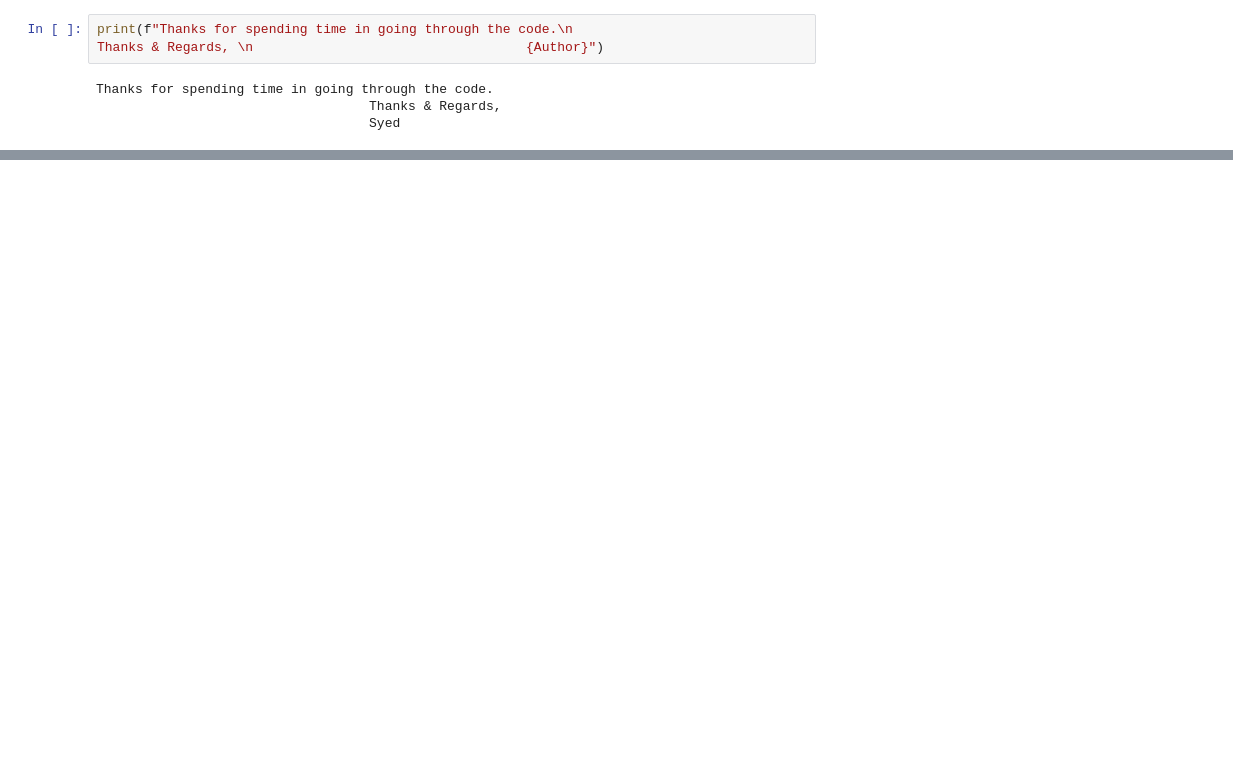
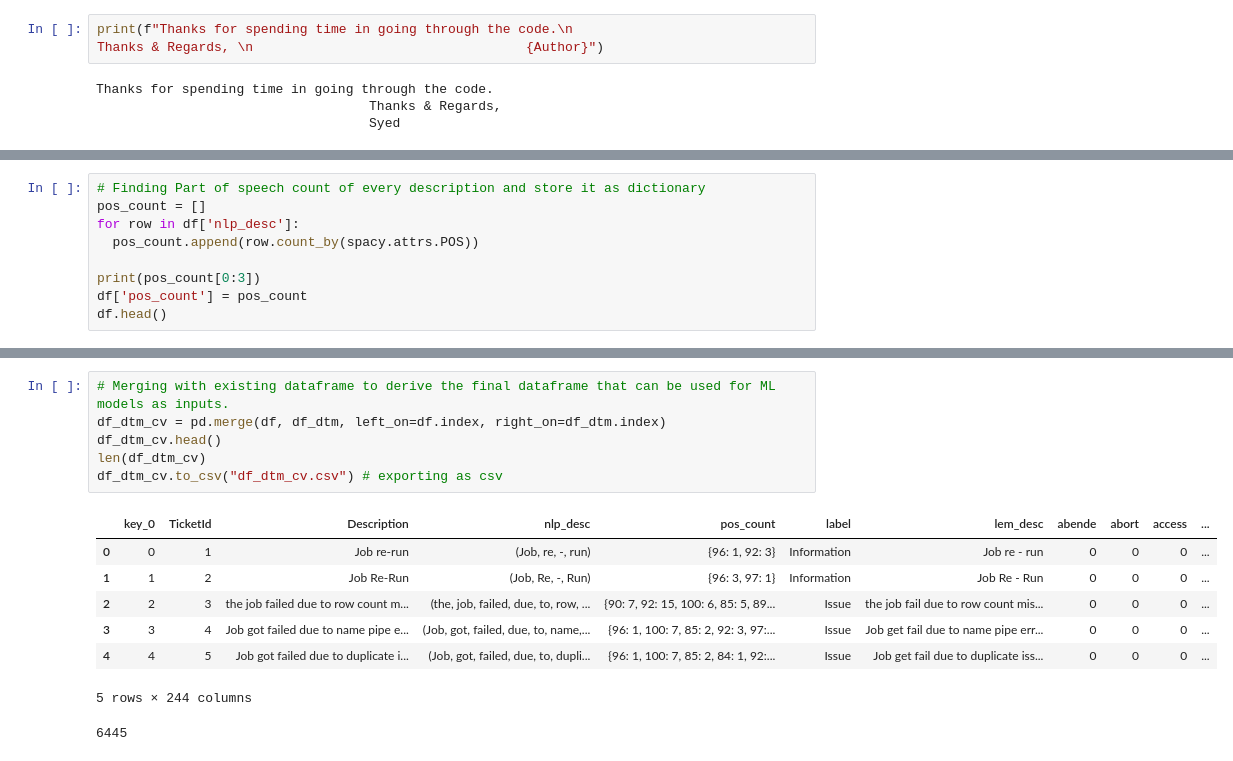
Before and after one commit to sathar01/NLP-Challenges, a Jupyter notebook: NLP Challenges.ipynb, the cells around one changed output, grey strips where cells are left out. Drawn from its saved outputs; the diff is of its cells as text; blank space fills up the shorter version.

```diff
--- a/NLP Challenges.ipynb
+++ b/NLP Challenges.ipynb
@@ -388,0 +427,9 @@ Thanks for spending time in going through the code.
+# %%
+# Finding Part of speech count of every description and store it as dictionary
+pos_count = []
+for row in df['nlp_desc']:
+  pos_count.append(row.count_by(spacy.attrs.POS))
+
+print(pos_count[0:3])
+df['pos_count'] = pos_count
+df.head()
@@ -388,0 +542,15 @@ Thanks for spending time in going through the code.
+# %%
+# Merging with existing dataframe to derive the final dataframe that can be used for ML models as inputs.
+df_dtm_cv = pd.merge(df, df_dtm, left_on=df.index, right_on=df_dtm.index)
+df_dtm_cv.head()
+len(df_dtm_cv)
+df_dtm_cv.to_csv("df_dtm_cv.csv") # exporting as csv
+# %% [output]
+|  | key_0 | TicketId | Description | nlp_desc | pos_count | label | lem_desc | abende | abort | access | ... |
+| 0 | 0 | 1 | Job re-run | (Job, re, -, run) | {96: 1, 92: 3} | Information | Job re - run | 0 | 0 | 0 | ... |
+| 1 | 1 | 2 | Job Re-Run | (Job, Re, -, Run) | {96: 3, 97: 1} | Information | Job Re - Run | 0 | 0 | 0 | ... |
+| 2 | 2 | 3 | the job failed due to row count m... | (the, job, failed, due, to, row, ... | {90: 7, 92: 15, 100: 6, 85: 5, 89... | Issue | the job fail due to row count mis... | 0 | 0 | 0 | ... |
+| 3 | 3 | 4 | Job got failed due to name pipe e... | (Job, got, failed, due, to, name,... | {96: 1, 100: 7, 85: 2, 92: 3, 97:... | Issue | Job get fail due to name pipe err... | 0 | 0 | 0 | ... |
+| 4 | 4 | 5 | Job got failed due to duplicate i... | (Job, got, failed, due, to, dupli... | {96: 1, 100: 7, 85: 2, 84: 1, 92:... | Issue | Job get fail due to duplicate iss... | 0 | 0 | 0 | ... |
+5 rows × 244 columns
+6445
```
Also changed, not shown: parts of 16 cells of this notebook, 1 other file.
